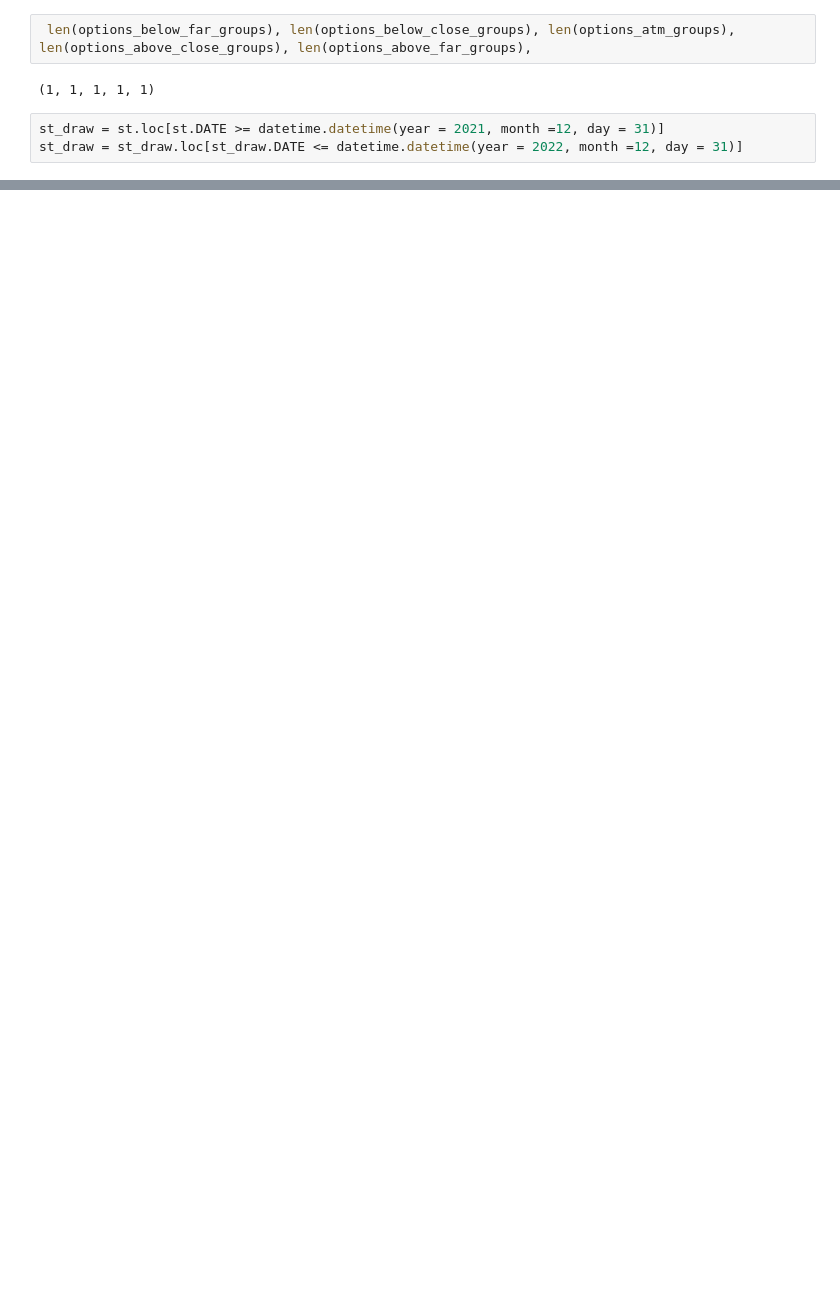
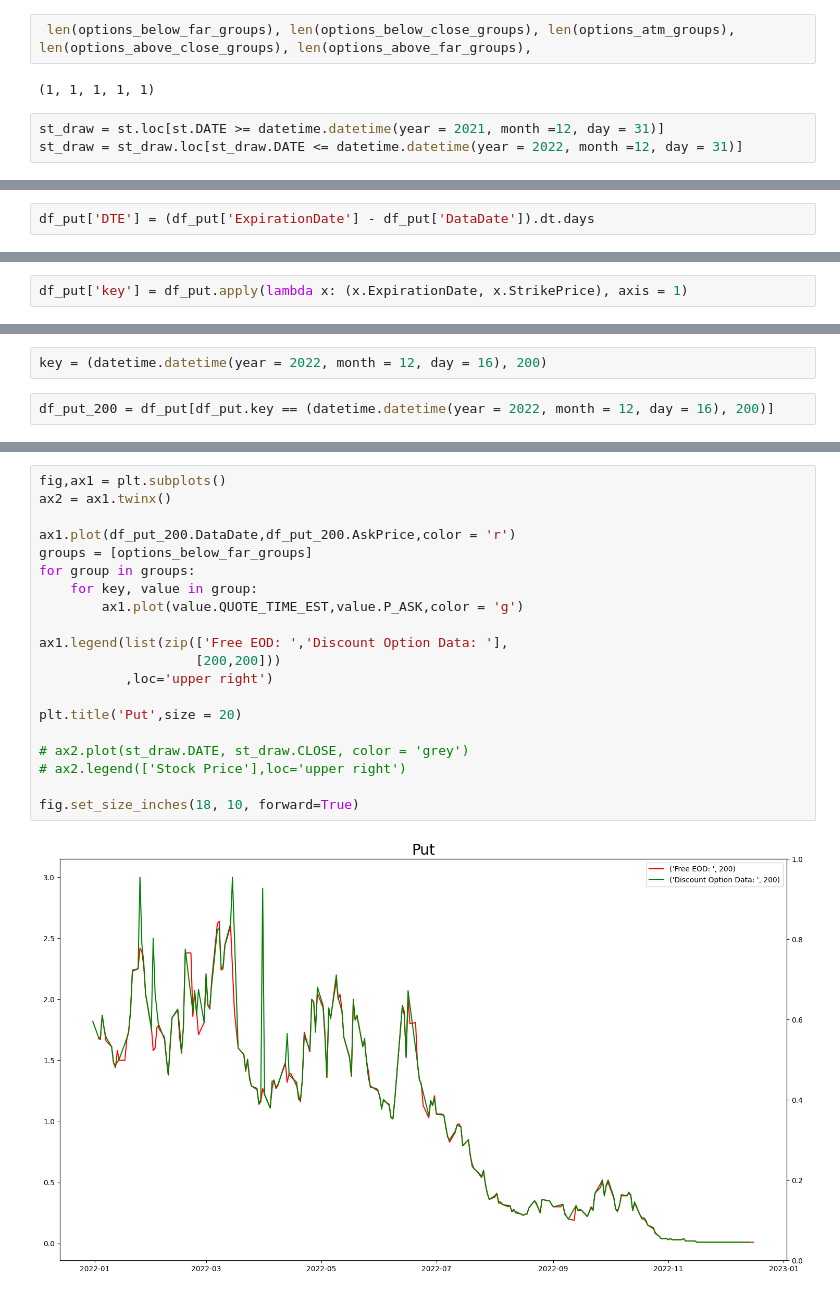
Before and after one commit to ForMyCat/Option_Spreads_Backtesting, a Jupyter notebook: plots.ipynb, the cells around one changed output, grey strips where cells are left out. Drawn from its saved outputs; the diff is of its cells as text; blank space fills up the shorter version.

```diff
--- a/plots.ipynb
+++ b/plots.ipynb
@@ -165,0 +246,2 @@ keys = [i.groups.keys() for i in groups]
+# %%
+df_put['DTE'] = (df_put['ExpirationDate'] - df_put['DataDate']).dt.days
@@ -165,0 +263,2 @@ keys = [i.groups.keys() for i in groups]
+# %%
+df_put['key'] = df_put.apply(lambda x: (x.ExpirationDate, x.StrikePrice), axis = 1)
@@ -165,0 +271,4 @@ keys = [i.groups.keys() for i in groups]
+# %%
+key = (datetime.datetime(year = 2022, month = 12, day = 16), 200)
+# %%
+df_put_200 = df_put[df_put.key == (datetime.datetime(year = 2022, month = 12, day = 16), 200)]
@@ -165,0 +291,22 @@ keys = [i.groups.keys() for i in groups]
+# %%
+fig,ax1 = plt.subplots()
+ax2 = ax1.twinx()
+
+ax1.plot(df_put_200.DataDate,df_put_200.AskPrice,color = 'r')
+groups = [options_below_far_groups]
+for group in groups:
+    for key, value in group:
+        ax1.plot(value.QUOTE_TIME_EST,value.P_ASK,color = 'g')
+
+ax1.legend(list(zip(['Free EOD: ','Discount Option Data: '],
+                    [200,200]))
+           ,loc='upper right')
+
+plt.title('Put',size = 20)
+
+# ax2.plot(st_draw.DATE, st_draw.CLOSE, color = 'grey')
+# ax2.legend(['Stock Price'],loc='upper right')
+
+fig.set_size_inches(18, 10, forward=True)
+# %% [output]
+[figure, added]
```
Also changed, not shown: parts of 23 cells of this notebook, 13 other files.
